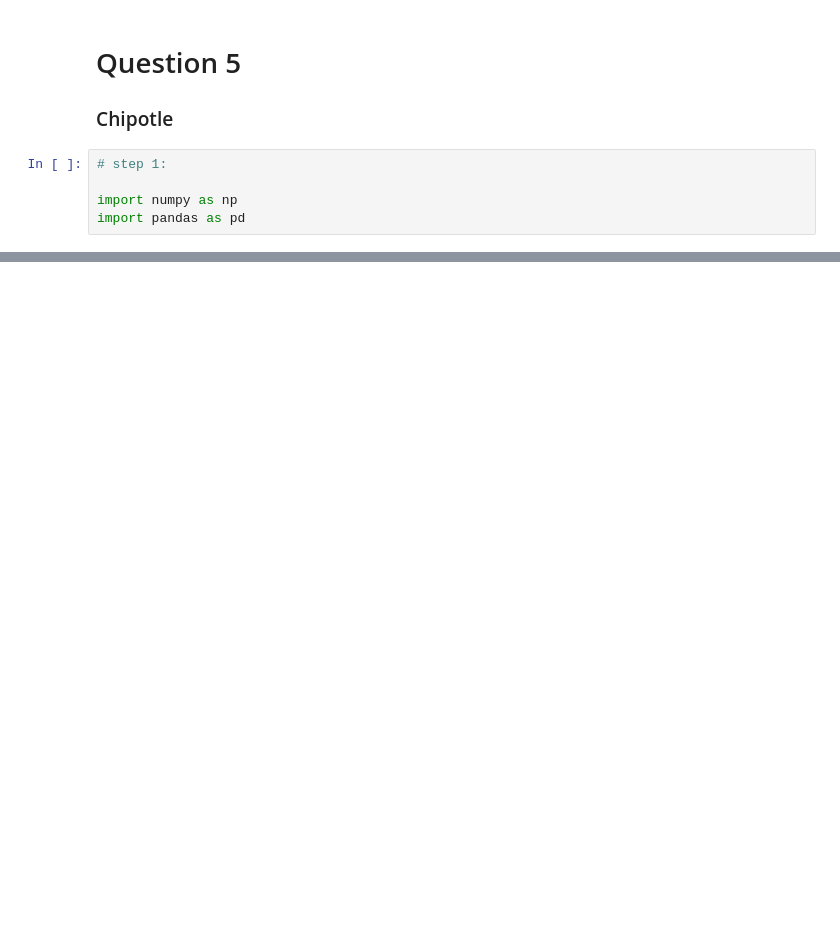
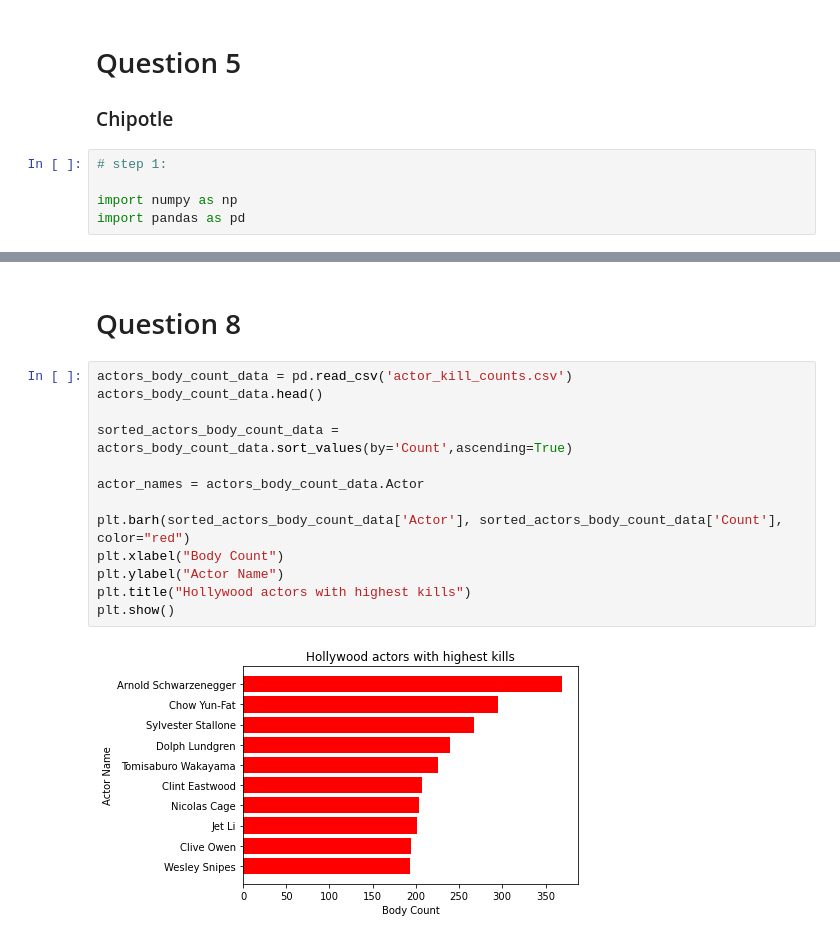
Before and after one commit to Yuvraj-Singh24/Yuvraj.Singh.BDAT1004PS3, a Jupyter notebook: Untitled.ipynb, the cells around one changed output, grey strips where cells are left out. Drawn from its saved outputs; the diff is of its cells as text; blank space fills up the shorter version.

```diff
--- a/Untitled.ipynb
+++ b/Untitled.ipynb
@@ -610,0 +875,17 @@ import pandas as pd
+# %% [markdown]
+# Question 8
+# %%
+actors_body_count_data = pd.read_csv('actor_kill_counts.csv')
+actors_body_count_data.head()
+
+sorted_actors_body_count_data = actors_body_count_data.sort_values(by='Count',ascending=True)
+
+actor_names = actors_body_count_data.Actor
+
+plt.barh(sorted_actors_body_count_data['Actor'], sorted_actors_body_count_data['Count'], color="red")
+plt.xlabel("Body Count")
+plt.ylabel("Actor Name")
+plt.title("Hollywood actors with highest kills")
+plt.show()
+# %% [output]
+[figure, added]
```
Also changed, not shown: parts of 40 cells of this notebook.
